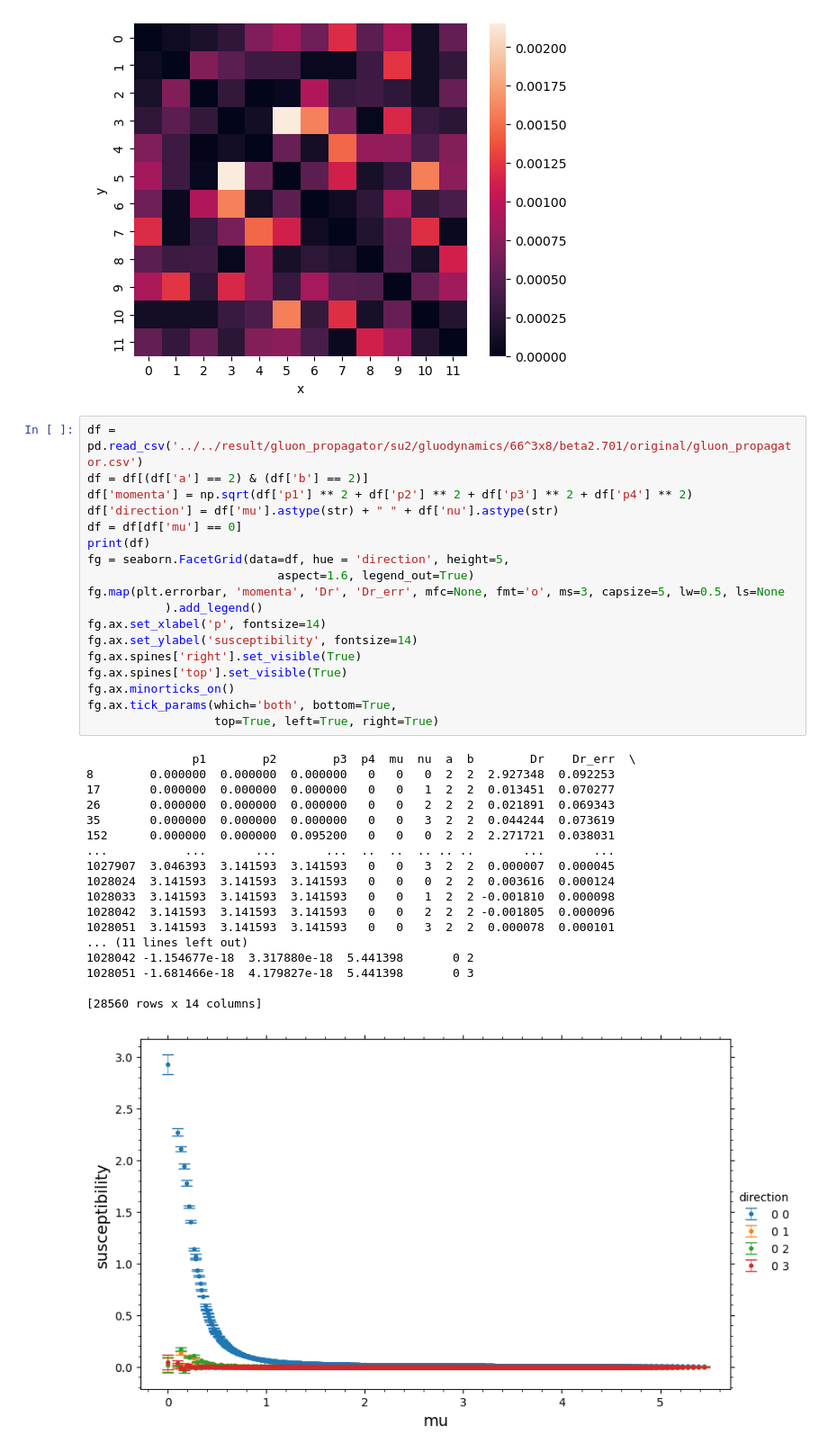
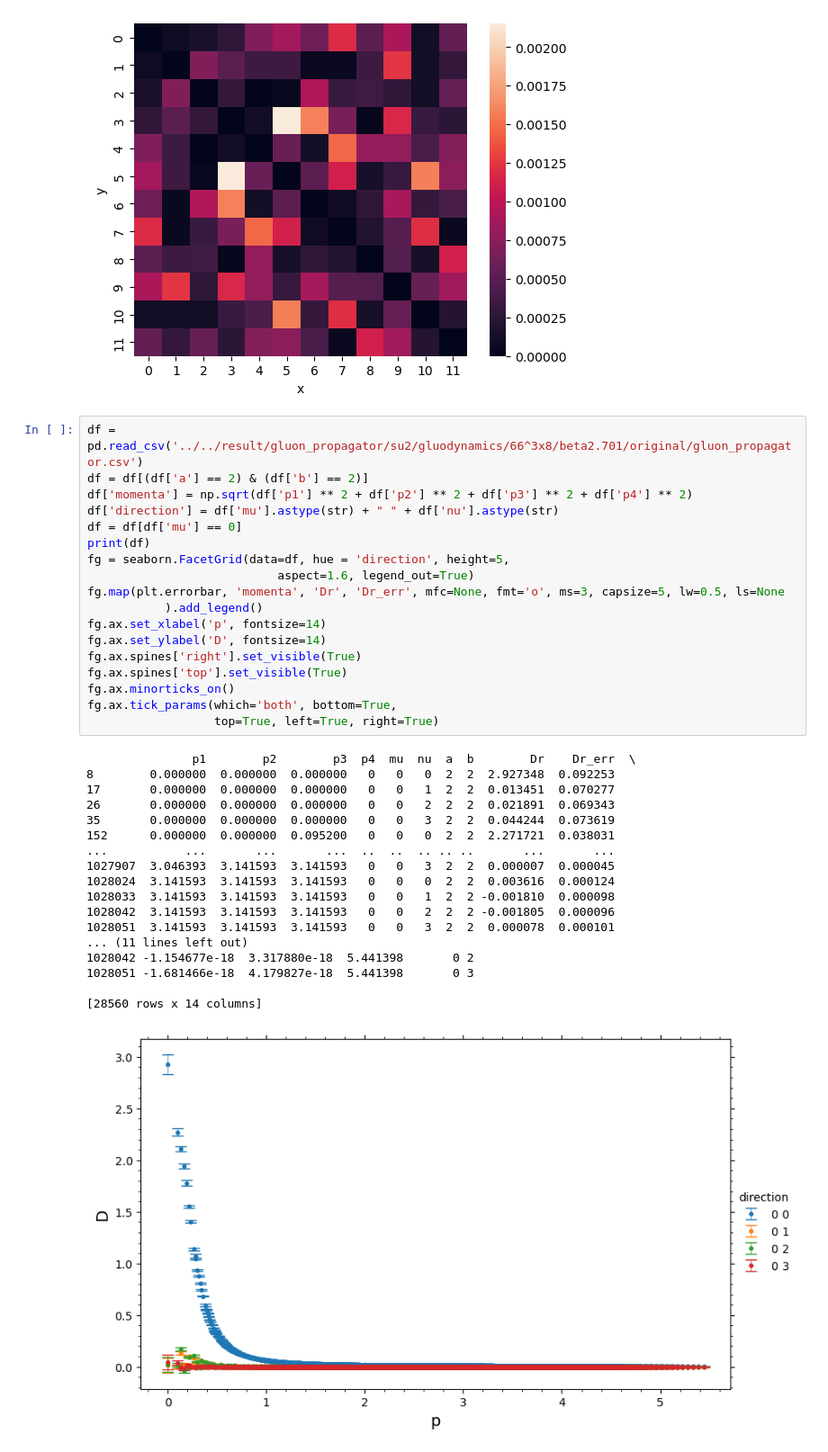
Before and after one commit to ilyakudrov/observables, a Jupyter notebook: python_jupyter/gluon_propagator/gluon_propagator.ipynb, the cells around one changed output. Shown at 90% size. Cells and saved outputs as stored; diff of their text form.

```diff
--- a/python_jupyter/gluon_propagator/gluon_propagator.ipynb
+++ b/python_jupyter/gluon_propagator/gluon_propagator.ipynb
@@ -34,32 +34,32 @@ df['direction'] = df['mu'].astype(str) + " " + df['nu'].astype(str)
 df = df[df['mu'] == 0]
 print(df)
 fg = seaborn.FacetGrid(data=df, hue = 'direction', height=5,
                            aspect=1.6, legend_out=True)
 fg.map(plt.errorbar, 'momenta', 'Dr', 'Dr_err', mfc=None, fmt='o', ms=3, capsize=5, lw=0.5, ls=None
            ).add_legend()
 fg.ax.set_xlabel('p', fontsize=14)
-fg.ax.set_ylabel('susceptibility', fontsize=14)
+fg.ax.set_ylabel('D', fontsize=14)
 fg.ax.spines['right'].set_visible(True)
 fg.ax.spines['top'].set_visible(True)
 fg.ax.minorticks_on()
 fg.ax.tick_params(which='both', bottom=True,
                   top=True, left=True, right=True)
 # %% [output]
                p1        p2        p3  p4  mu  nu  a  b        Dr    Dr_err  \
 8        0.000000  0.000000  0.000000   0   0   0  2  2  2.927348  0.092253
 17       0.000000  0.000000  0.000000   0   0   1  2  2  0.013451  0.070277
 26       0.000000  0.000000  0.000000   0   0   2  2  2  0.021891  0.069343
 35       0.000000  0.000000  0.000000   0   0   3  2  2  0.044244  0.073619
 152      0.000000  0.000000  0.095200   0   0   0  2  2  2.271721  0.038031
 ...           ...       ...       ...  ..  ..  .. .. ..       ...       ...
 1027907  3.046393  3.141593  3.141593   0   0   3  2  2  0.000007  0.000045
 1028024  3.141593  3.141593  3.141593   0   0   0  2  2  0.003616  0.000124
 1028033  3.141593  3.141593  3.141593   0   0   1  2  2 -0.001810  0.000098
 1028042  3.141593  3.141593  3.141593   0   0   2  2  2 -0.001805  0.000096
 1028051  3.141593  3.141593  3.141593   0   0   3  2  2  0.000078  0.000101
 ... (11 lines left out)
 1028042 -1.154677e-18  3.317880e-18  5.441398       0 2
 1028051 -1.681466e-18  4.179827e-18  5.441398       0 3
 
 [28560 rows x 14 columns]
-[figure, old version]
+[figure, new version]
```
Also changed, not shown: parts of 1 cell of this notebook, 2 other files.
